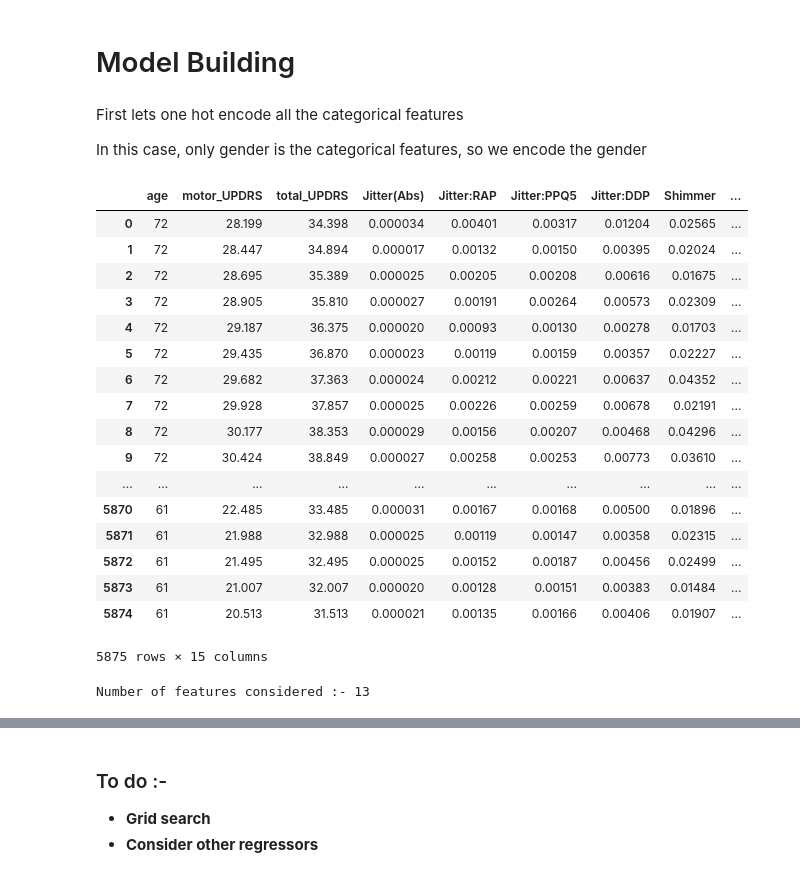
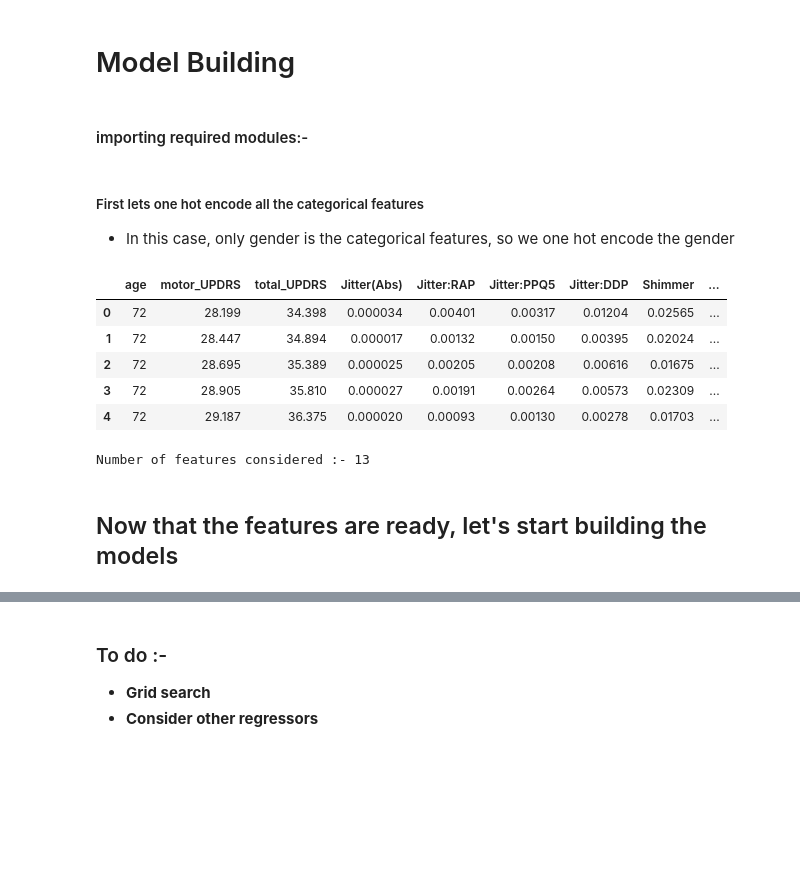
Before and after one commit to Virtusa-vLife/Use-Cases, a Jupyter notebook: Parkinson's Disease/Notebooks/Parkinsons's disease UPDRS score prediction.ipynb, the cells around one changed output, grey strips where cells are left out. Saved outputs shown, nothing was run; the diff lists cells and outputs as text; code cells hidden in the pictures; blank space fills up the shorter version.

```diff
--- a/Parkinson's Disease/Notebooks/Parkinsons's disease UPDRS score prediction.ipynb
+++ b/Parkinson's Disease/Notebooks/Parkinsons's disease UPDRS score prediction.ipynb
@@ -91,6 +93,7 @@ def gender(val):
         return "F"
     return "M"
 df.sex = df.sex.apply(gender)
+df.age = df.age.astype("int")
 df
 # %% [output]
 |  | subject# | age | sex | test_time | motor_UPDRS | total_UPDRS | Jitter(%) | Jitter(Abs) | Jitter:RAP | ... |
@@ -289,3 +306,5 @@ According to the test, the useful columns are :-
 sex
 # %% [markdown]
 # Model Building
+# %% [markdown]
+#### importing required modules:-
@@ -292,29 +322,17 @@ sex
 # %% [markdown]
-First lets one hot encode all the categorical features
+##### First lets one hot encode all the categorical features
 
-In this case, only gender is the categorical features, so we encode the gender
+* In this case, only gender is the categorical features, so we one hot encode the gender
 # %%
 final_df = pd.concat((df_new,pd.get_dummies(df_new.sex)),axis=1).drop(columns = ["sex"])
-final_df
+final_df.head()
 # %% [output]
 |  | age | motor_UPDRS | total_UPDRS | Jitter(Abs) | Jitter:RAP | Jitter:PPQ5 | Jitter:DDP | Shimmer | ... |
 | 0 | 72 | 28.199 | 34.398 | 0.000034 | 0.00401 | 0.00317 | 0.01204 | 0.02565 | ... |
 | 1 | 72 | 28.447 | 34.894 | 0.000017 | 0.00132 | 0.00150 | 0.00395 | 0.02024 | ... |
 | 2 | 72 | 28.695 | 35.389 | 0.000025 | 0.00205 | 0.00208 | 0.00616 | 0.01675 | ... |
 | 3 | 72 | 28.905 | 35.810 | 0.000027 | 0.00191 | 0.00264 | 0.00573 | 0.02309 | ... |
 | 4 | 72 | 29.187 | 36.375 | 0.000020 | 0.00093 | 0.00130 | 0.00278 | 0.01703 | ... |
-| 5 | 72 | 29.435 | 36.870 | 0.000023 | 0.00119 | 0.00159 | 0.00357 | 0.02227 | ... |
-| 6 | 72 | 29.682 | 37.363 | 0.000024 | 0.00212 | 0.00221 | 0.00637 | 0.04352 | ... |
-| 7 | 72 | 29.928 | 37.857 | 0.000025 | 0.00226 | 0.00259 | 0.00678 | 0.02191 | ... |
-| 8 | 72 | 30.177 | 38.353 | 0.000029 | 0.00156 | 0.00207 | 0.00468 | 0.04296 | ... |
-| 9 | 72 | 30.424 | 38.849 | 0.000027 | 0.00258 | 0.00253 | 0.00773 | 0.03610 | ... |
-| ... | ... | ... | ... | ... | ... | ... | ... | ... | ... |
-| 5870 | 61 | 22.485 | 33.485 | 0.000031 | 0.00167 | 0.00168 | 0.00500 | 0.01896 | ... |
-| 5871 | 61 | 21.988 | 32.988 | 0.000025 | 0.00119 | 0.00147 | 0.00358 | 0.02315 | ... |
-| 5872 | 61 | 21.495 | 32.495 | 0.000025 | 0.00152 | 0.00187 | 0.00456 | 0.02499 | ... |
-| 5873 | 61 | 21.007 | 32.007 | 0.000020 | 0.00128 | 0.00151 | 0.00383 | 0.01484 | ... |
-| 5874 | 61 | 20.513 | 31.513 | 0.000021 | 0.00135 | 0.00166 | 0.00406 | 0.01907 | ... |
-5875 rows × 15 columns
 # %%
 features = final_df.drop(columns =["total_UPDRS","motor_UPDRS"])
 targets = final_df[["total_UPDRS","motor_UPDRS"]]
@@ -322,3 +340,5 @@ X_train,X_test,y_train,y_test = train_test_split(features,targets,random_state=2
 print("Number of features considered :-", len(features.columns))
 # %% [output]
 Number of features considered :- 13
+# %% [markdown]
+## Now that the features are ready, let's start building the models
```
Also changed, not shown: parts of 19 cells of this notebook.
